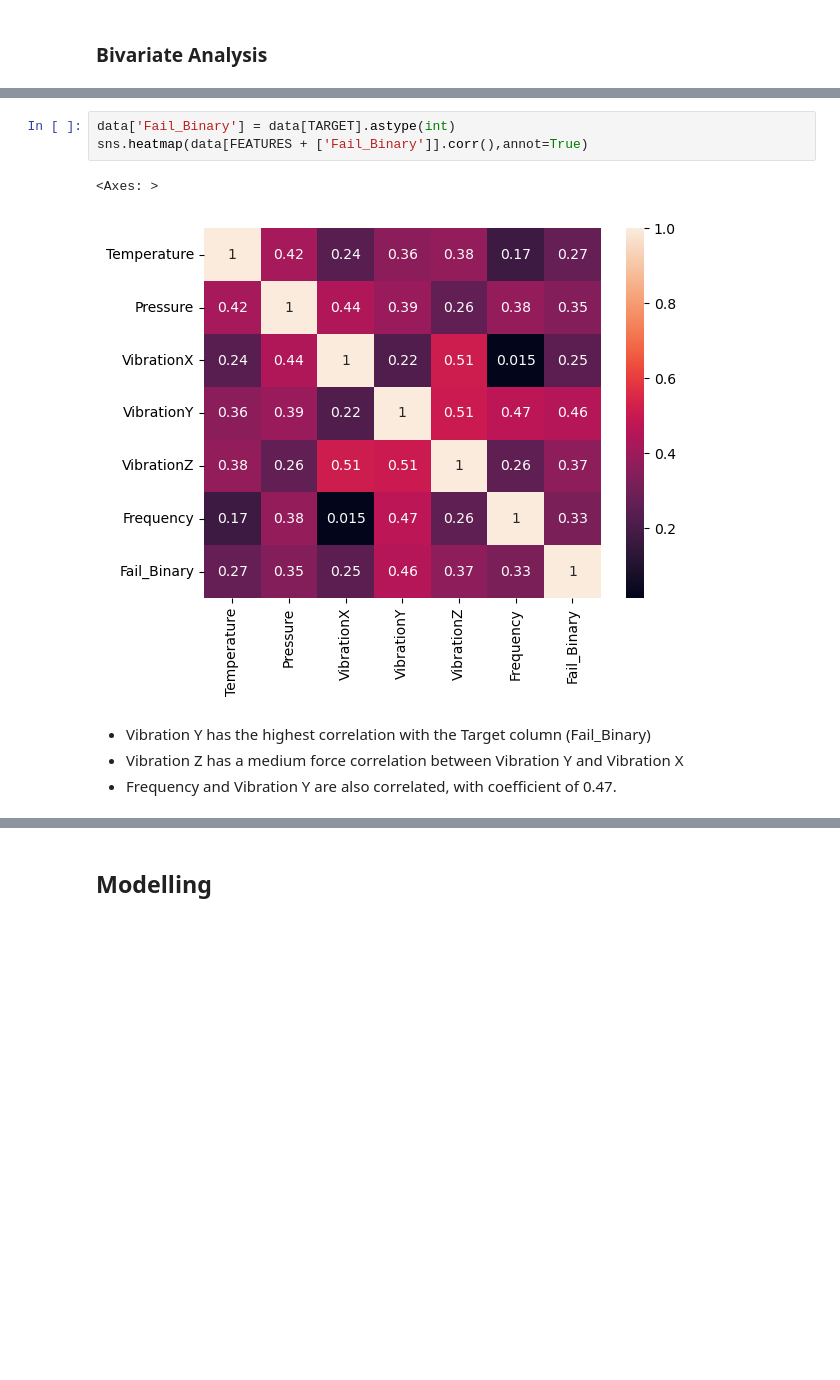
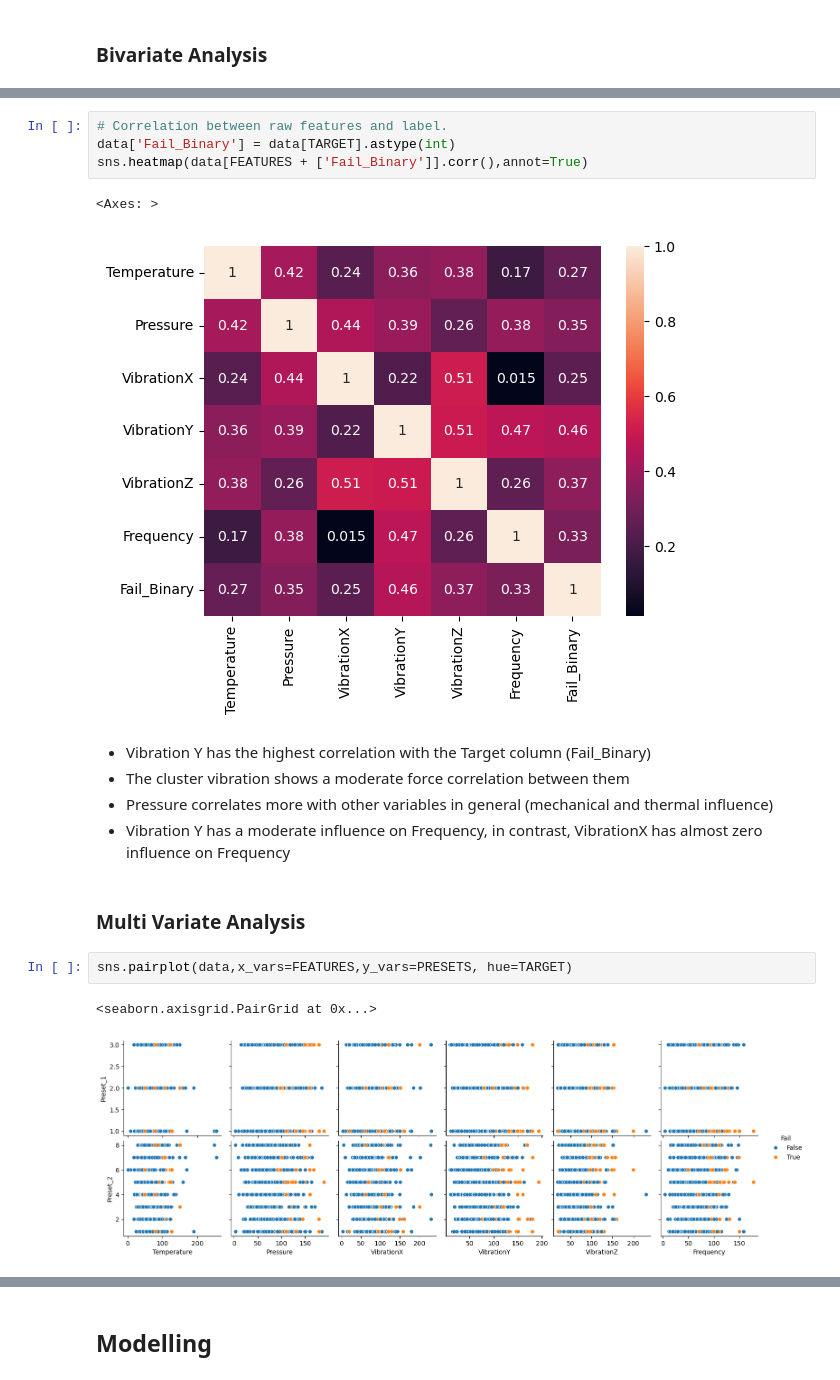
Before and after one commit to FelipeMarcelino/case-shape, a Jupyter notebook: predictive_maintenance.ipynb, the cells around one changed output, grey strips where cells are left out. Saved outputs shown, nothing was run; the diff lists cells and outputs as text; blank space fills up the shorter version.

```diff
--- a/predictive_maintenance.ipynb
+++ b/predictive_maintenance.ipynb
@@ -616,4 +778,5 @@ plt.show()
 # %%
+# Correlation between raw features and label.
 data['Fail_Binary'] = data[TARGET].astype(int)
 sns.heatmap(data[FEATURES + ['Fail_Binary']].corr(),annot=True)
 # %% [output]
@@ -621,5 +784,13 @@ sns.heatmap(data[FEATURES + ['Fail_Binary']].corr(),annot=True)
 [figure]
 # %% [markdown]
 - Vibration Y has the highest correlation with the Target column (Fail_Binary)
-- Vibration Z has a medium force correlation between Vibration Y and Vibration X
-- Frequency and Vibration Y are also correlated, with coefficient of 0.47.
+- The cluster vibration shows a moderate force correlation between them
+- Pressure correlates more with other variables in general (mechanical and thermal influence)
+- Vibration Y has a moderate influence on Frequency, in contrast, VibrationX has almost zero influence on Frequency
+# %% [markdown]
+### Multi Variate Analysis
+# %%
+sns.pairplot(data,x_vars=FEATURES,y_vars=PRESETS, hue=TARGET)
+# %% [output]
+<seaborn.axisgrid.PairGrid at 0x...>
+[figure, added]
```
Also changed, not shown: parts of 56 cells of this notebook, 4 other files.
